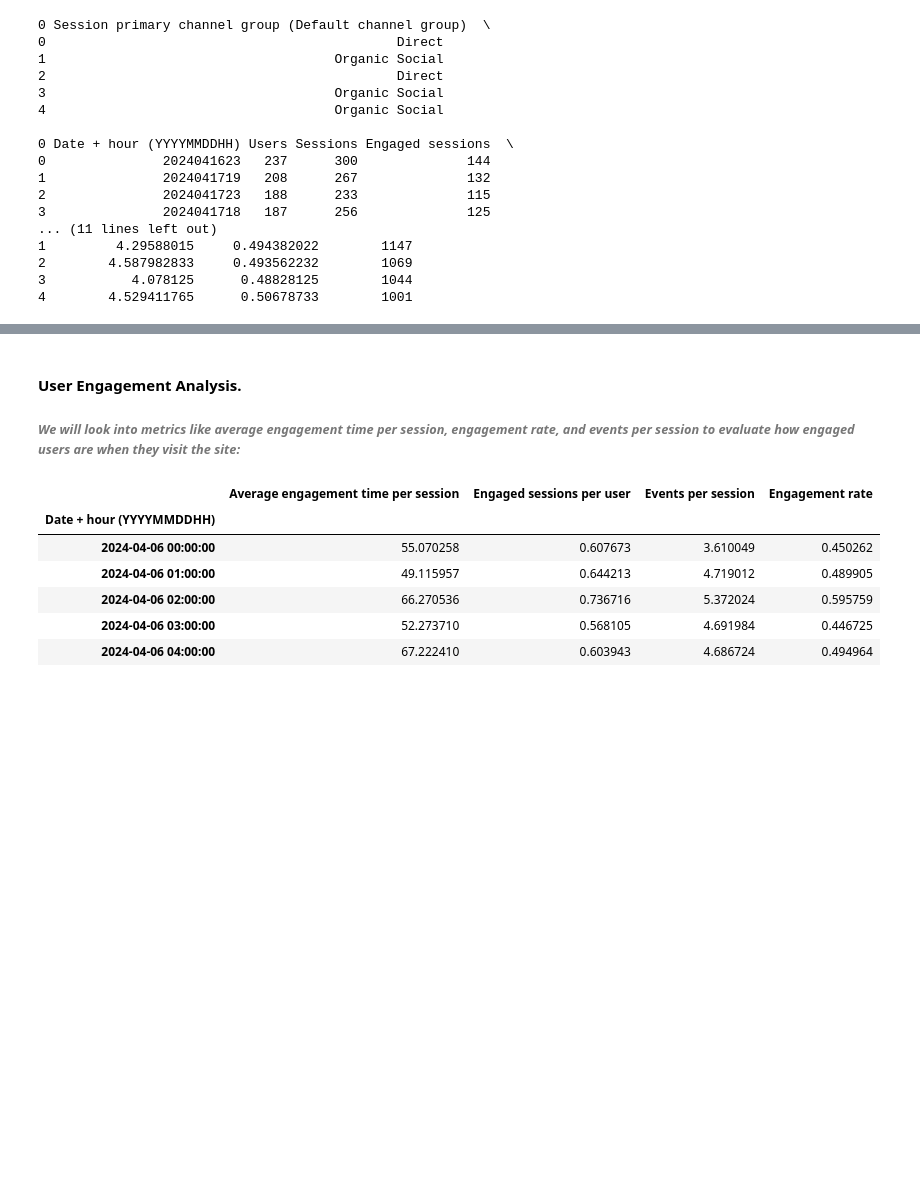
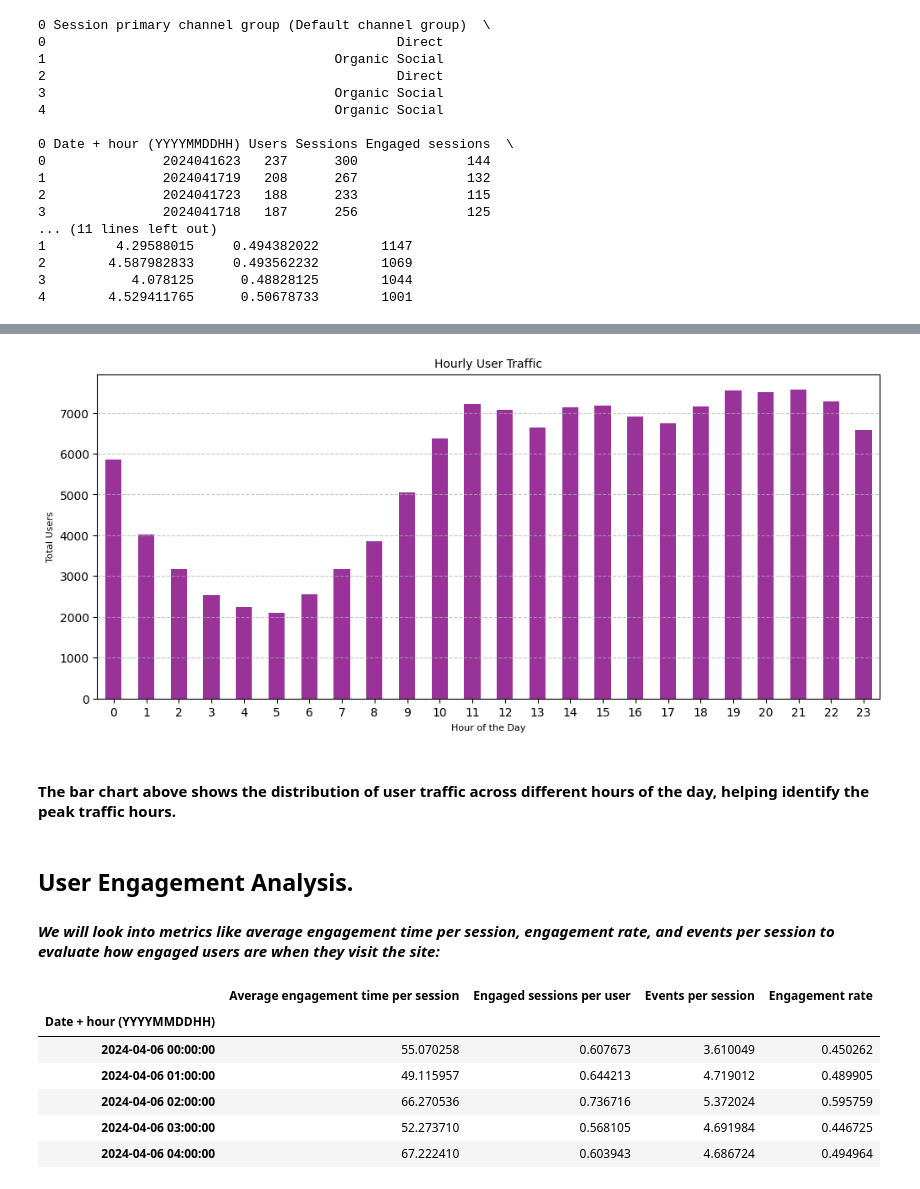
Before and after one commit to bhaskarharshit/Website-Performance-Analysis, a Jupyter notebook: Web_Performance_Analysis.ipynb, the cells around one changed output, grey strips where cells are left out. Drawn from its saved outputs; the diff is of its cells as text; code cells hidden in the pictures; blank space fills up the shorter version.

```diff
--- a/Web_Performance_Analysis.ipynb
+++ b/Web_Performance_Analysis.ipynb
@@ -126,6 +125,21 @@ plt.show()
+# %%
+# Plotting the hourly traffic
+plt.figure(figsize=(12, 5))
+hourly_traffic.plot(kind='bar', color='purple', alpha=0.8)
+plt.title('Hourly User Traffic', fontsize=10)
+plt.xlabel('Hour of the Day', fontsize=8)
+plt.ylabel('Total Users', fontsize=8)
+plt.xticks(rotation=0)
+plt.grid(axis='y', linestyle='--', alpha=0.7)
+plt.show()
+# %% [output]
+[figure, added]
+# %% [markdown]
+
+#### The bar chart above shows the distribution of user traffic across different hours of the day, helping identify the peak traffic hours.
 # %% [markdown]
-#### User Engagement Analysis.
-###### *We will look into metrics like average engagement time per session, engagement rate, and events per session to evaluate how engaged users are when they visit the site:*
+## User Engagement Analysis.
+#### *We will look into metrics like average engagement time per session, engagement rate, and events per session to evaluate how engaged users are when they visit the site:*
 # %%
 # convert relevant columns to numeric for engagement analysis
 data['Engaged sessions'] = pd.to_numeric(data['Engaged sessions'])
```
Also changed, not shown: parts of 24 cells of this notebook.
